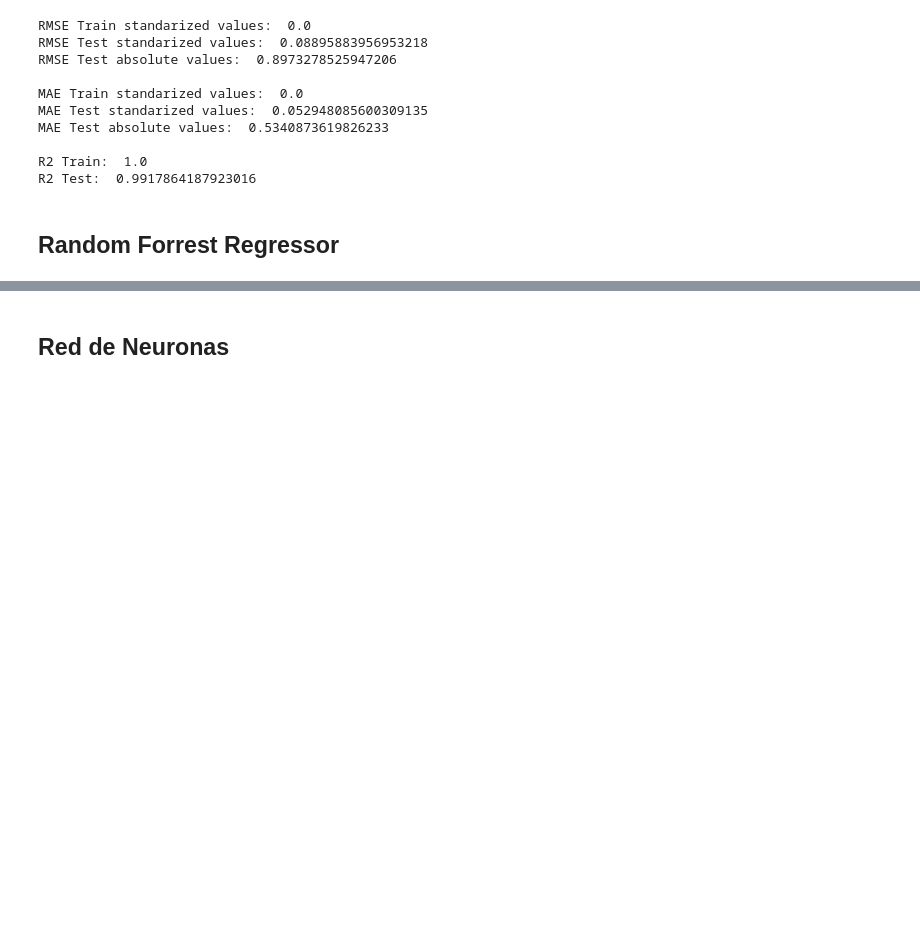
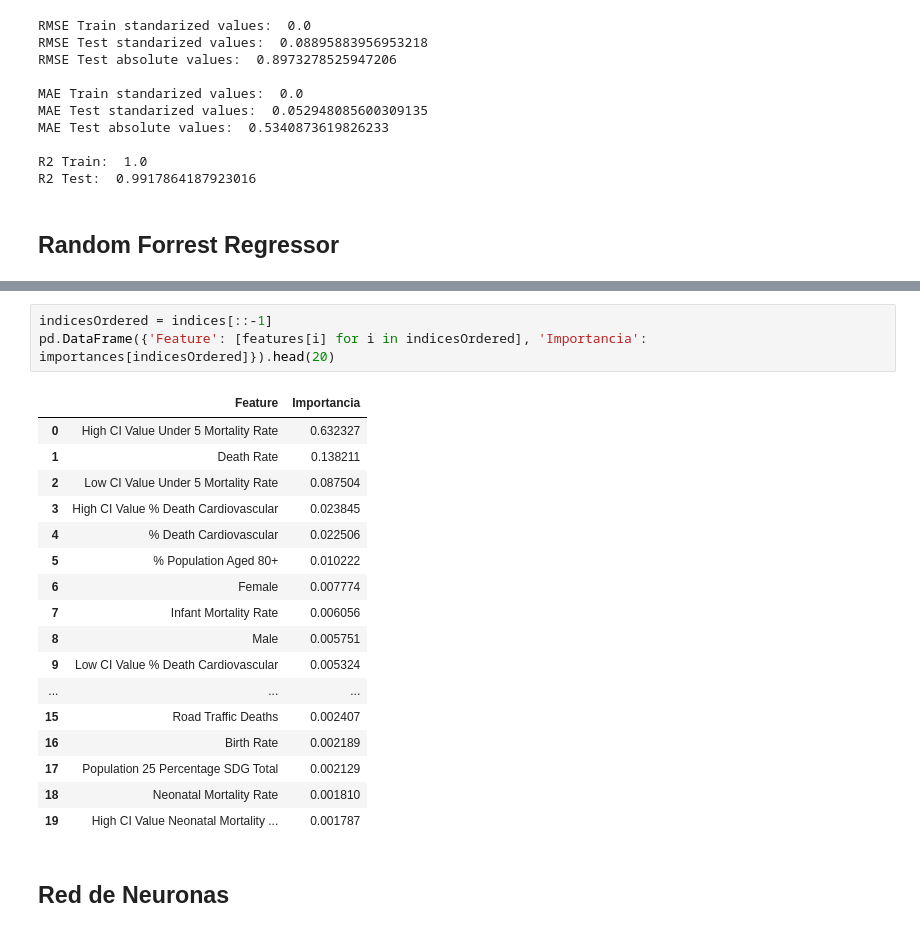
Before and after one commit to MiguelRocaGarcia/Life-Expectancy-Factors-Analysis-Using-ML, a Jupyter notebook: 3 - Models_v1.ipynb, the cells around one changed output, grey strips where cells are left out. Drawn from its saved outputs; the diff is of its cells as text; blank space fills up the shorter version.

```diff
--- a/3 - Models_v1.ipynb
+++ b/3 - Models_v1.ipynb
@@ -258,3 +260,24 @@ plt.show()
+# %%
+indicesOrdered = indices[::-1]
+pd.DataFrame({'Feature': [features[i] for i in indicesOrdered], 'Importancia': importances[indicesOrdered]}).head(20)
+# %% [output]
+|  | Feature | Importancia |
+| 0 | High CI Value Under 5 Mortality Rate | 0.632327 |
+| 1 | Death Rate | 0.138211 |
+| 2 | Low CI Value Under 5 Mortality Rate | 0.087504 |
+| 3 | High CI Value % Death Cardiovascular | 0.023845 |
+| 4 | % Death Cardiovascular | 0.022506 |
+| 5 | % Population Aged 80+ | 0.010222 |
+| 6 | Female | 0.007774 |
+| 7 | Infant Mortality Rate | 0.006056 |
+| 8 | Male | 0.005751 |
+| 9 | Low CI Value % Death Cardiovascular | 0.005324 |
+| ... | ... | ... |
+| 15 | Road Traffic Deaths | 0.002407 |
+| 16 | Birth Rate | 0.002189 |
+| 17 | Population 25 Percentage SDG Total | 0.002129 |
+| 18 | Neonatal Mortality Rate | 0.001810 |
+| 19 | High CI Value Neonatal Mortality ... | 0.001787 |
 # %% [markdown]
 ## Red de Neuronas
 # %%
```
Also changed, not shown: parts of 9 cells of this notebook, 9 other files.
